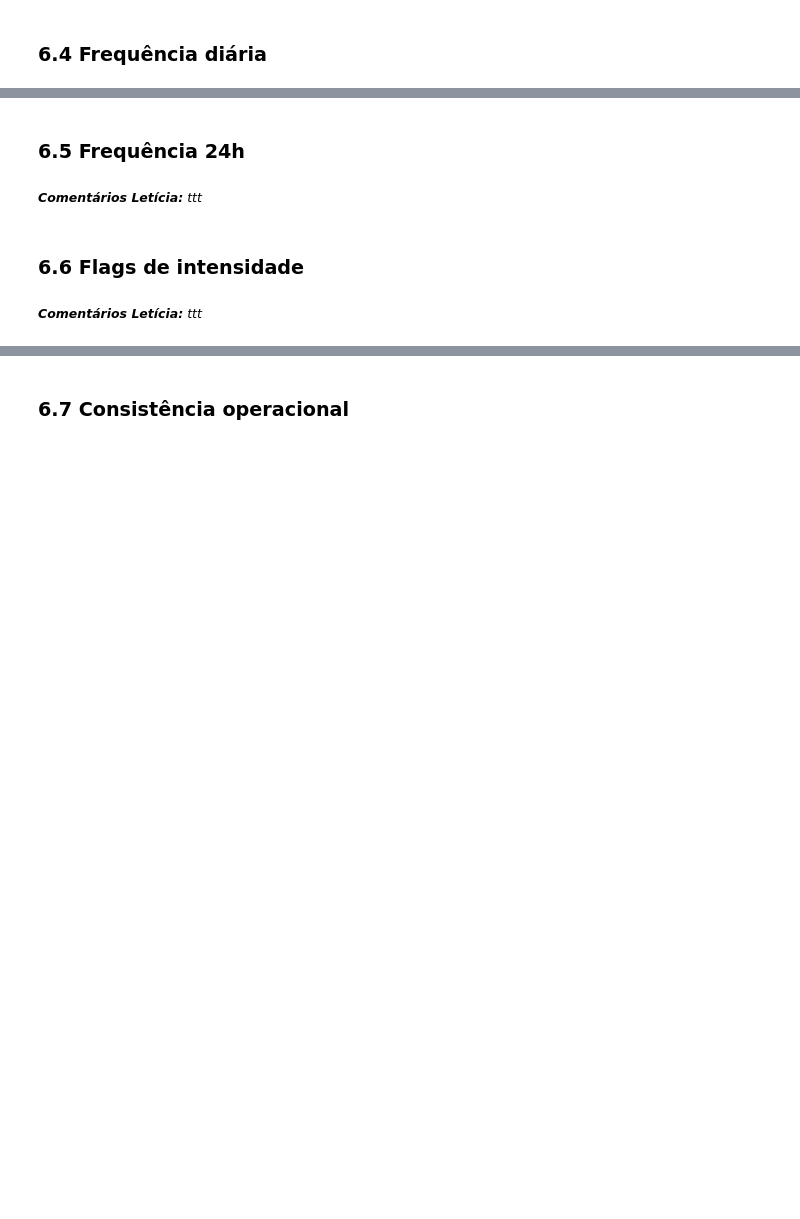
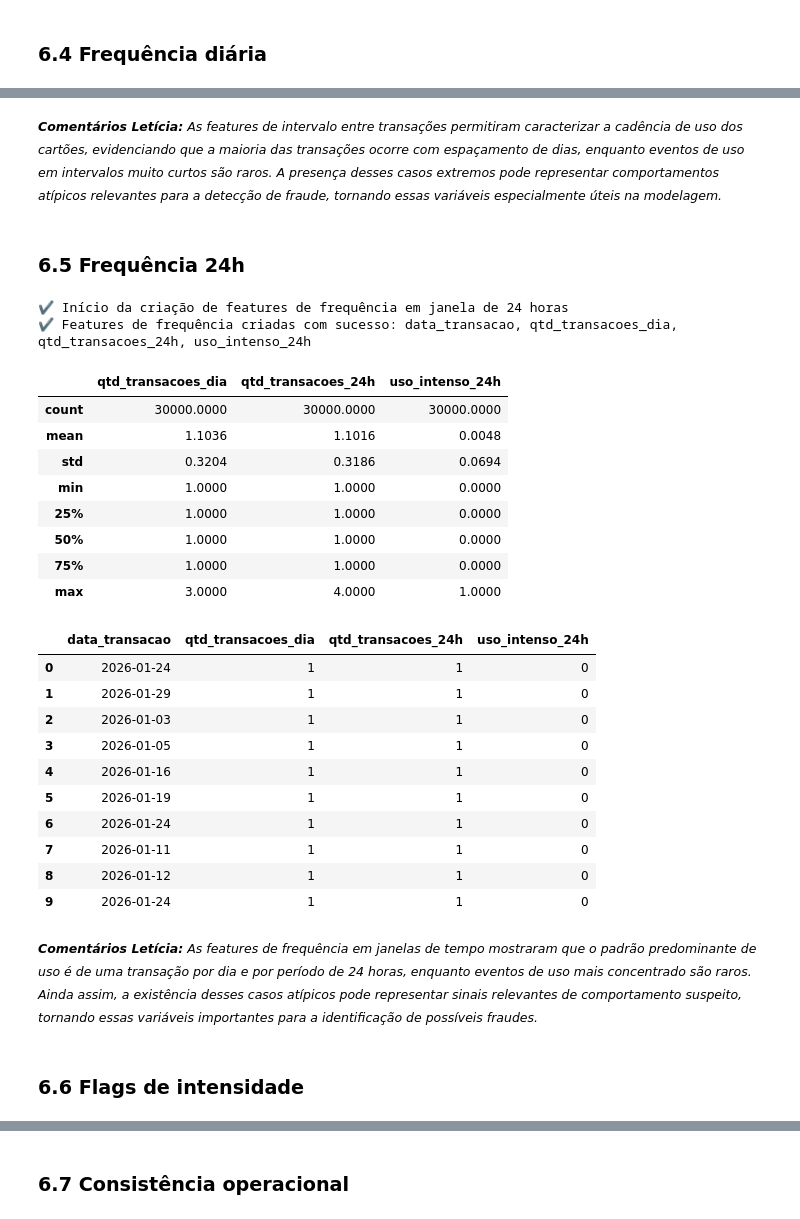
Before and after one commit to lpdata/fraude_bilhetagem, a Jupyter notebook: notebooks/02_tratamento_features.ipynb, the cells around one changed output, grey strips where cells are left out. Drawn from its saved outputs; the diff is of its cells as text; code cells hidden in the pictures; blank space fills up the shorter version.

```diff
--- a/notebooks/02_tratamento_features.ipynb
+++ b/notebooks/02_tratamento_features.ipynb
@@ -878,8 +998,74 @@ Duplicatas em id_transacao: 0
+# %% [markdown]
+<small>***Comentários Letícia:** As features de intervalo entre transações permitiram caracterizar a cadência de uso dos cartões, evidenciando que a maioria das transações ocorre com espaçamento de dias, enquanto eventos de uso em intervalos muito curtos são raros. A presença desses casos extremos pode representar comportamentos atípicos relevantes para a detecção de fraude, tornando essas variáveis especialmente úteis na modelagem.*</small>
 # %% [markdown]
 ### 6.5 Frequência 24h
-# %% [markdown]
-<small>***Comentários Letícia:** ttt*</small>
+# %%
+checkpoint("Início da criação de features de frequência em janela de 24 horas")
+
+# garante ordenação correta
+df = df.sort_values(['id_cartao', 'ts_transacao']).reset_index(drop=True)
+
+# Data da transação (para agregação por dia-calendário)
+df['data_transacao'] = df['ts_transacao'].dt.date
+
+# Quantidade de transações por cartão no mesmo dia
+df['qtd_transacoes_dia'] = (
+    df.groupby(['id_cartao', 'data_transacao'])['id_transacao']
+      .transform('count')
+)
+
+# Quantidade de transações nas últimas 24h (janela móvel por cartão)
+def _rolling_count_24h(grupo: pd.DataFrame) -> pd.Series:
+    s = (
+        grupo.set_index('ts_transacao')['id_transacao']
+             .rolling('24h')
+             .count()
+    )
+
+    s.index = grupo.index
+    return s
+
+df['qtd_transacoes_24h'] = (
+    df.groupby('id_cartao', group_keys=False)
+      .apply(_rolling_count_24h)
+      .astype('Int64')
+)
+
+# Indicador de uso intenso em 24h (threshold conservador)
+df['uso_intenso_24h'] = (df['qtd_transacoes_24h'] >= 3).astype(int)
+
+checkpoint(
+    "Features de frequência criadas com sucesso: "
+    "data_transacao, qtd_transacoes_dia, qtd_transacoes_24h, uso_intenso_24h"
+)
+
+# Validação rápida
+display(df[['qtd_transacoes_dia', 'qtd_transacoes_24h', 'uso_intenso_24h']].describe())
+display(df[['data_transacao', 'qtd_transacoes_dia', 'qtd_transacoes_24h', 'uso_intenso_24h']].head(10))
+# %% [output]
+✔ Início da criação de features de frequência em janela de 24 horas
+✔ Features de frequência criadas com sucesso: data_transacao, qtd_transacoes_dia, qtd_transacoes_24h, uso_intenso_24h
+|  | qtd_transacoes_dia | qtd_transacoes_24h | uso_intenso_24h |
+| count | 30000.0000 | 30000.0000 | 30000.0000 |
+| mean | 1.1036 | 1.1016 | 0.0048 |
+| std | 0.3204 | 0.3186 | 0.0694 |
+| min | 1.0000 | 1.0000 | 0.0000 |
+| 25% | 1.0000 | 1.0000 | 0.0000 |
+| 50% | 1.0000 | 1.0000 | 0.0000 |
+| 75% | 1.0000 | 1.0000 | 0.0000 |
+| max | 3.0000 | 4.0000 | 1.0000 |
+|  | data_transacao | qtd_transacoes_dia | qtd_transacoes_24h | uso_intenso_24h |
+| 0 | 2026-01-24 | 1 | 1 | 0 |
+| 1 | 2026-01-29 | 1 | 1 | 0 |
+| 2 | 2026-01-03 | 1 | 1 | 0 |
+| 3 | 2026-01-05 | 1 | 1 | 0 |
+| 4 | 2026-01-16 | 1 | 1 | 0 |
+| 5 | 2026-01-19 | 1 | 1 | 0 |
+| 6 | 2026-01-24 | 1 | 1 | 0 |
+| 7 | 2026-01-11 | 1 | 1 | 0 |
+| 8 | 2026-01-12 | 1 | 1 | 0 |
+| 9 | 2026-01-24 | 1 | 1 | 0 |
+# %% [markdown]
+<small>***Comentários Letícia:** As features de frequência em janelas de tempo mostraram que o padrão predominante de uso é de uma transação por dia e por período de 24 horas, enquanto eventos de uso mais concentrado são raros. Ainda assim, a existência desses casos atípicos pode representar sinais relevantes de comportamento suspeito, tornando essas variáveis importantes para a identificação de possíveis fraudes.*</small>
 # %% [markdown]
 ### 6.6 Flags de intensidade
-# %% [markdown]
-<small>***Comentários Letícia:** ttt*</small>
```
Also changed, not shown: parts of 31 cells of this notebook.
